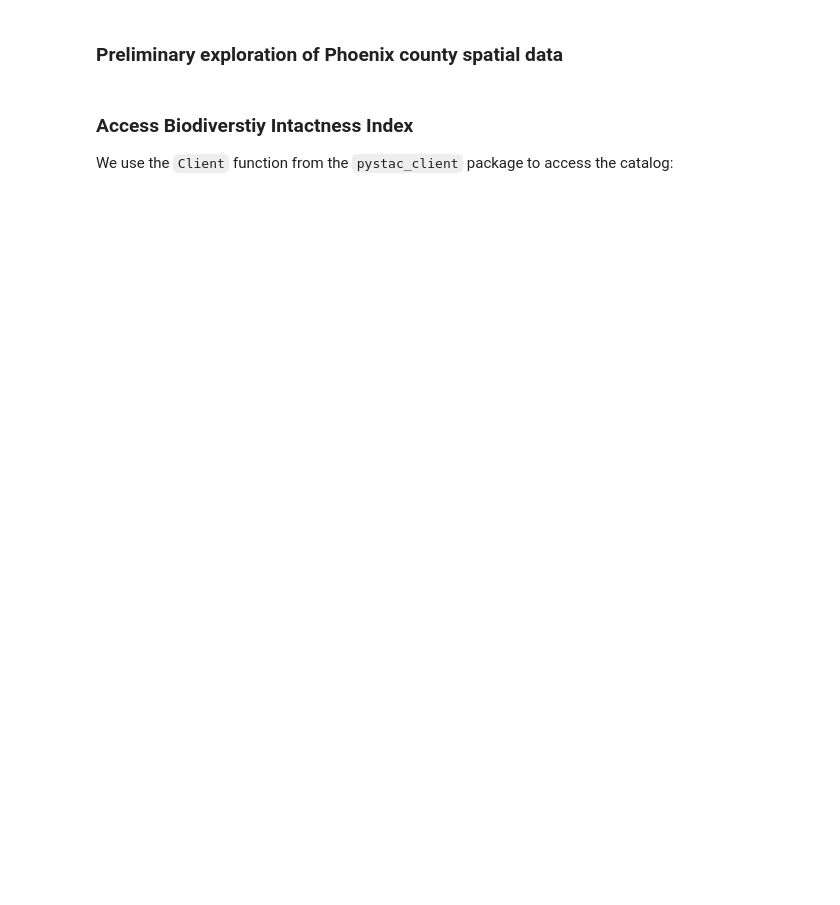
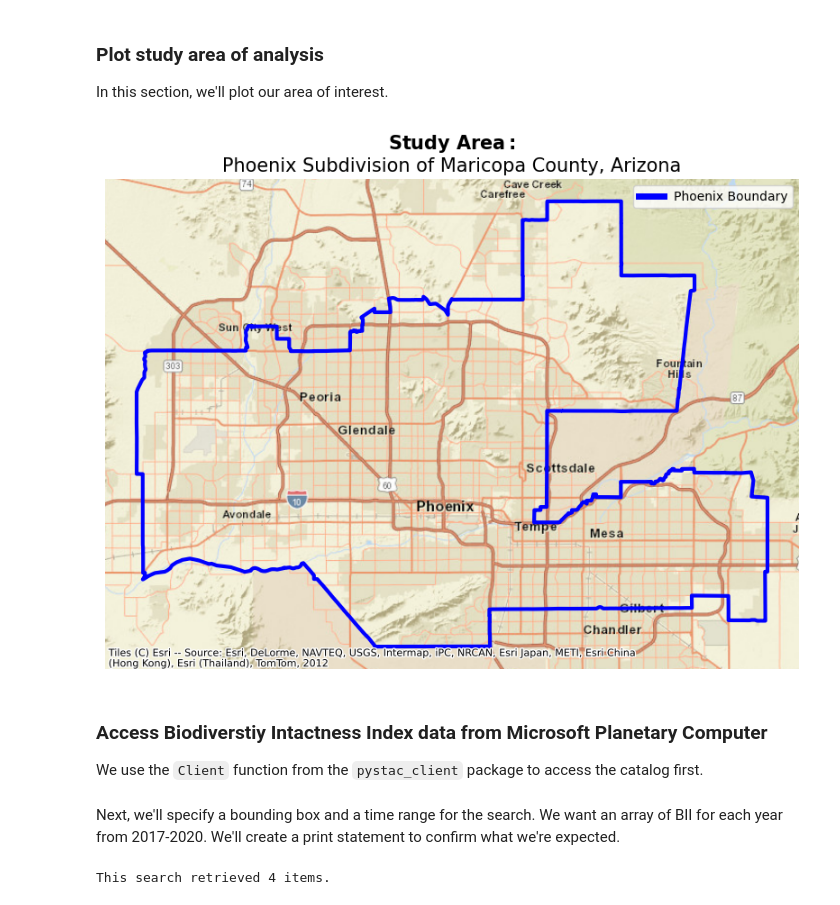
Before and after one commit to katleyq/biodiversity-assessment-arizona, a Jupyter notebook: notebooks/bio-div-index-timeseries.ipynb, the cells around one changed output. Cells and saved outputs as stored; diff of their text form; code cells hidden in the pictures; blank space fills up the shorter version.

Commit message:
Complete BII analysis

```diff
--- a/notebooks/bio-div-index-timeseries.ipynb
+++ b/notebooks/bio-div-index-timeseries.ipynb
@@ -31,2 +50,3 @@ from IPython.display import Image
 # %% [markdown]
-### Preliminary exploration of Phoenix county spatial data
+### Plot study area of analysis
+In this section, we'll plot our area of interest.
@@ -37,38 +53,57 @@ phoenix = phoenix.to_crs(epsg=3857)
+# %%
+# Read in Phoenix shapefile from phoenix-shapefile.ipynb
+phoenix = gpd.read_file("../data/phoenix/phoenix.shp")
+
+# Convert to EPSG 3857 in order to utilize ESRI WorldStreetMap basemap
+phoenix = phoenix.to_crs(epsg=3857)
 # %%
 # Create the plot
-fig, ax = plt.subplots(figsize=(10, 10))
+fig, ax = plt.subplots(figsize=(8, 8))
 
 # Turn off axis
-#ax.set_axis_off()
+ax.set_axis_off()
 
 # Plot the Phoenix data
 phoenix.plot(ax=ax, facecolor='none', edgecolor='blue',
-             alpha=1, linewidth=5, zorder=2)
+             alpha=1, linewidth=3, zorder=2)
 
 # Add a basemap from contextily
-# ctx.add_basemap(ax, source=ctx.providers.Esri.WorldImagery)
 ctx.add_basemap(ax, source=ctx.providers.Esri.WorldStreetMap)
 
 # Add title
-ax.set_title("Study Area: \n Phoenix Subdivision in Maricopa County, Arizona", size = 20)
+ax.set_title(r"$\bf{Study\ Area:}$" "\nPhoenix Subdivision of Maricopa County, Arizona", size = 15)
+
+# Create a custom legend entry for the blue line
+phoenix_legend = mlines.Line2D([], [], color='blue', linewidth=5, label='Phoenix Boundary')
+
+# Add the legend
+ax.legend(handles=[phoenix_legend],
+          loc='upper right',
+          fontsize=10)
+
 
 # Show plot
 plt.tight_layout()
 plt.show()
+# %% [output]
+[figure, added]
 # %% [markdown]
-### Access Biodiverstiy Intactness Index
-We use the `Client` function from the `pystac_client` package to access the catalog:
+### Access Biodiverstiy Intactness Index data from Microsoft Planetary Computer
+We use the `Client` function from the `pystac_client` package to access the catalog first.
 # %%
 # Access MPC catalog
 catalog = pystac_client.Client.open(
     "https://planetarycomputer.microsoft.com/api/stac/v1",
     modifier=planetary_computer.sign_inplace,
 )
+# %% [markdown]
+Next, we'll specify a bounding box and a time range for the search. We want an array of BII for each year from 2017-2020. We'll create a print statement to confirm what we're expected.
 # %%
+# Create bounding box for plotting
 bbox_of_interest = [-112.826843, 32.974108, -111.184387, 33.863574]
 
-# Temporal range of interest
-time_range = "2017-01-01/2020-01-01"
+# Set time range of interest
+time_range = "2017-01-01/2020-12-31"
 
 search = catalog.search(collections=["io-biodiversity"],
                         bbox=bbox_of_interest,
@@ -76,4 +111,6 @@ search = catalog.search(collections=["io-biodiversity"],
 
 # Retrieve items
 items = search.item_collection()
-len(items)
+print(f"This search retrieved {len(items)} items.")
+# %% [output]
+This search retrieved 4 items.
```
Also changed, not shown: parts of 37 cells of this notebook.
